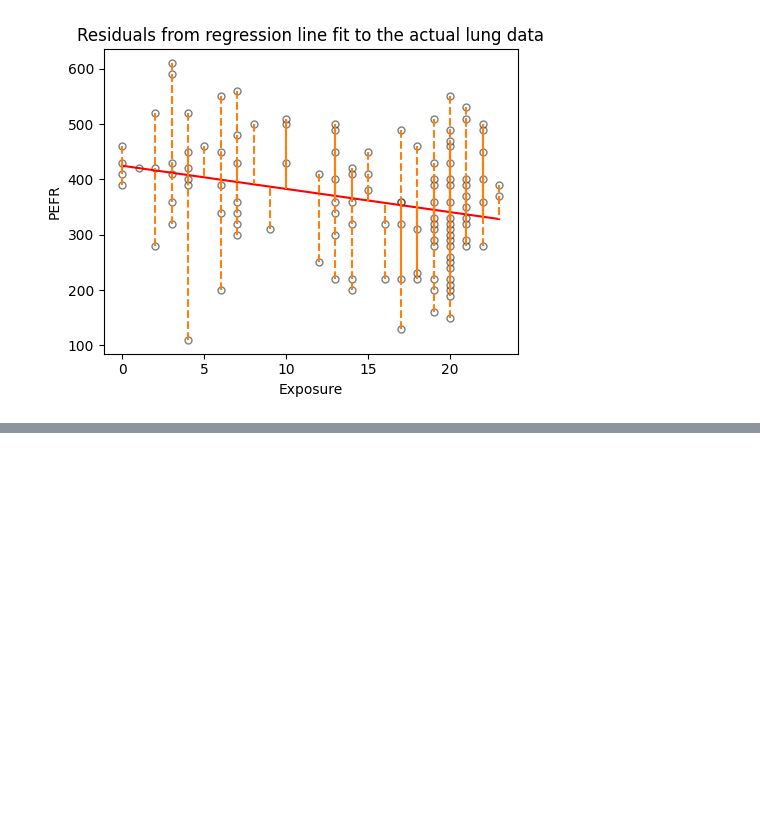
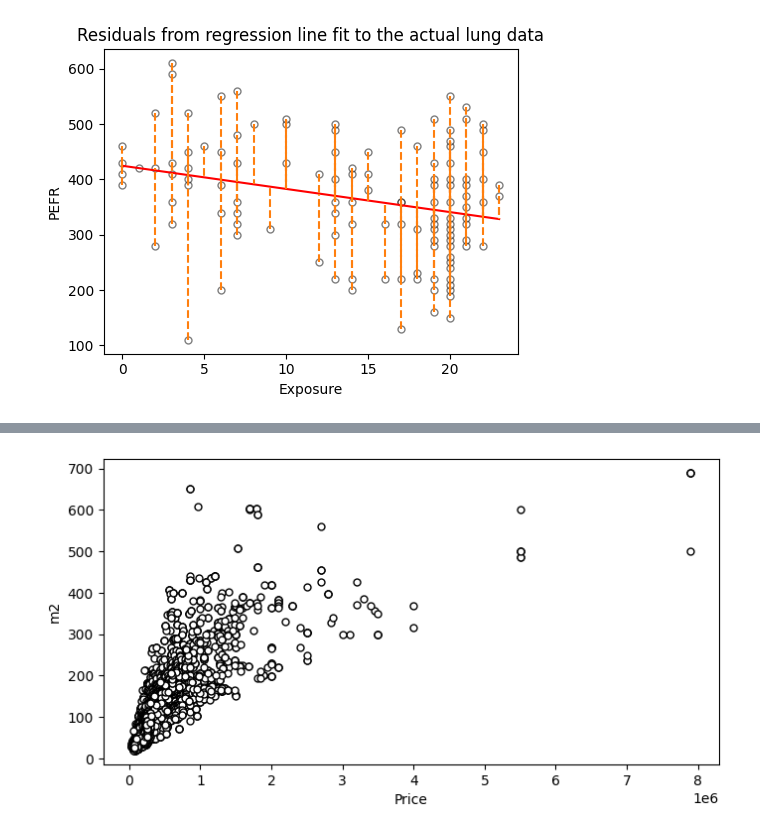
Before and after one commit to matuneville/practical-statistics-book, a Jupyter notebook: src/04-Regression_&_Prediction/chapter_04_py.ipynb, the cells around one changed output, grey strips where cells are left out. Saved outputs shown, nothing was run; the diff lists cells and outputs as text; code cells hidden in the pictures; blank space fills up the shorter version.

```diff
--- a/src/04-Regression_&_Prediction/chapter_04_py.ipynb
+++ b/src/04-Regression_&_Prediction/chapter_04_py.ipynb
@@ -72,0 +75,4 @@ plt.tight_layout()
+# %%
+df = pd.read_csv('../../data/departamentos-en-venta-2020.csv')
+apts_belgrano = df[df['Barrio'] == 'BELGRANO'][['Dolares', 'PropiedadS', 'Ambientes']]
+apts_belgrano.columns = ['Price', 'm2', 'Rooms']
@@ -72,0 +101,4 @@ plt.tight_layout()
+# %%
+ax = apts_belgrano.plot.scatter('Price', 'm2', s=25, color='white', edgecolor='black', figsize=(8, 4))
+# %% [output]
+[figure, added]
```
Also changed, not shown: parts of 5 cells of this notebook.
